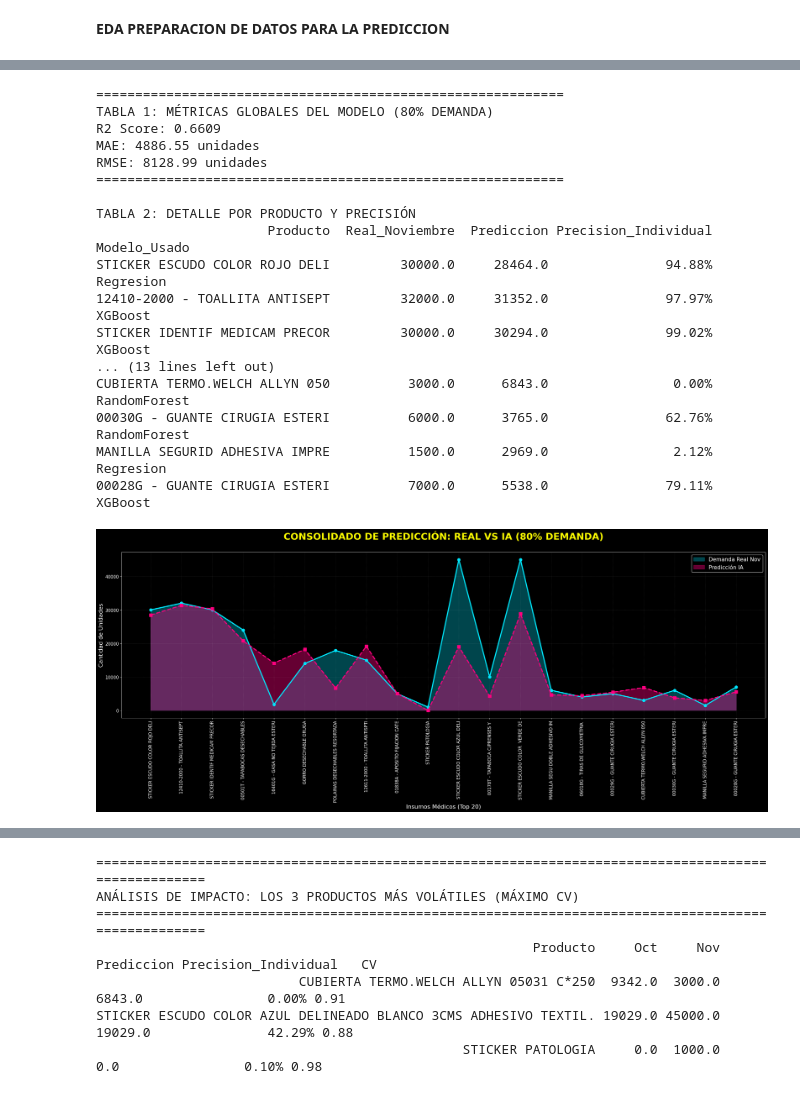
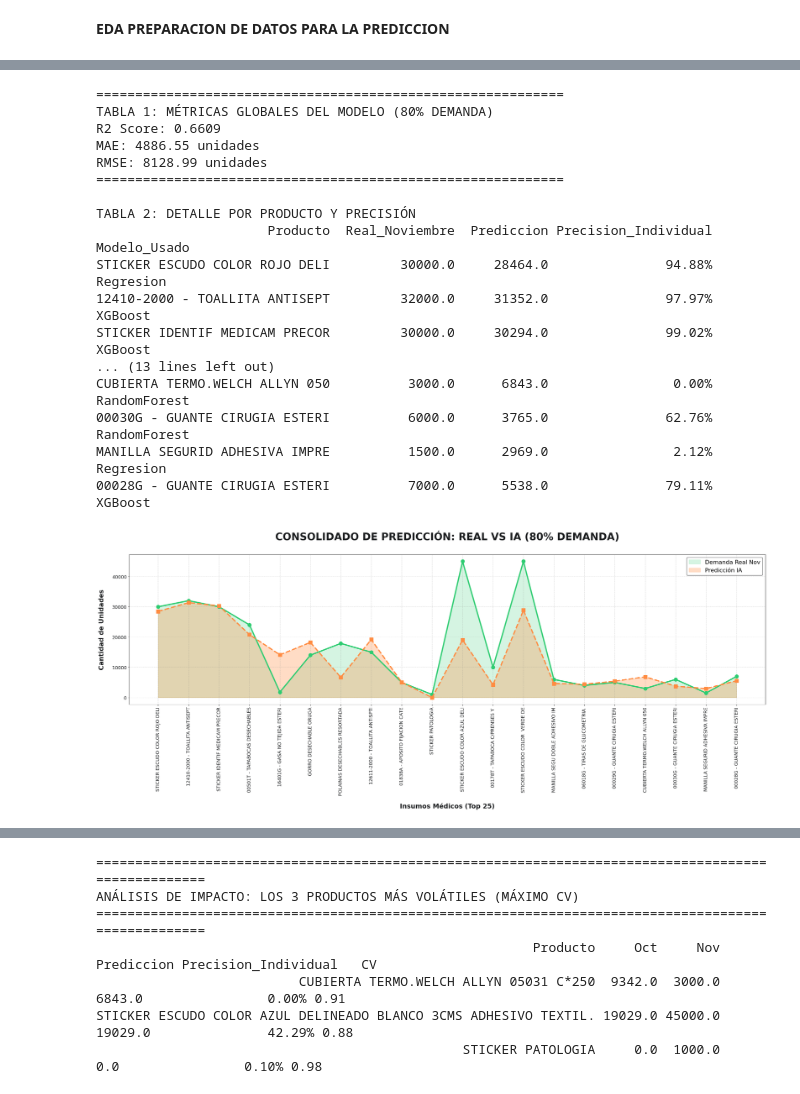
Before and after one commit to victoregomezf-maker/seminario, a Jupyter notebook: Predicción_de_demanda_insumos_medicos.ipynb, the cells around one changed output, grey strips where cells are left out. Cells and saved outputs as stored; diff of their text form; code cells hidden in the pictures.

```diff
--- a/Predicción_de_demanda_insumos_medicos.ipynb
+++ b/Predicción_de_demanda_insumos_medicos.ipynb
@@ -400,7 +407,7 @@ for prod in top_25_productos:
             'Precision_Individual': f"{max(0, mejor_prec_prod)*100:.2f}%"
         })
 
-# 4. GENERACIÓN DE TABLAS Y GRÁFICO
+# 4. GENERACIÓN DE TABLAS Y GRÁFICO (MODIFICACIÓN: FONDO BLANCO Y COLORES ELEGANTES)
 if not predicciones_noviembre:
     print("No se generaron predicciones.")
 else:
@@ -422,51 +429,59 @@ else:
     pd.set_option('display.max_rows', None)
     print(df_res[['Producto', 'Real_Noviembre', 'Prediccion', 'Precision_Individual', 'Modelo_Usado']].to_string(index=False))
 
-    # --- GRÁFICO DE ÁREAS 'BIEN CHÉVERE' (FONDO NEGRO) ---
-    plt.style.use('dark_background')
+    # --- GRÁFICO DE ÁREAS (FONDO BLANCO - VERDE Y NARANJA) ---
+    plt.style.use('default') # Volvemos al fondo blanco
     plt.figure(figsize=(26, 11))
 
     x = np.arange(len(df_res))
 
-    # Área para lo Real (Cian Neón)
-    plt.fill_between(x, df_res['Real_Noviembre'], color="#00E5FF", alpha=0.3, label='Demanda Real Nov')
-    plt.plot(x, df_res['Real_Noviembre'], color="#00E5FF", marker='o', linewidth=3, markersize=8)
+    # Definición de colores
+    color_real = "#2ECC71" # Verde Esmeralda
+    color_pred = "#FF8C42" # Naranja Coral
+    texto_negro = "#1A1C1E" # Gris casi negro para letras
 
-    # Área para la Predicción (Rosa Neón)
-    plt.fill_between(x, df_res['Prediccion'], color="#FF007F", alpha=0.4, label='Predicción IA')
-    plt.plot(x, df_res['Prediccion'], color="#FF007F", linestyle='--', marker='s', linewidth=3, markersize=8)
+    # Área para lo Real (Verde)
+    plt.fill_between(x, df_res['Real_Noviembre'], color=color_real, alpha=0.2, label='Demanda Real Nov')
+    plt.plot(x, df_res['Real_Noviembre'], color=color_real, marker='o', linewidth=3.5, markersize=10)
 
-    # Estética del gráfico
-    plt.title('CONSOLIDADO DE PREDICCIÓN: REAL VS IA (80% DEMANDA)', fontsize=26, color='yellow', pad=35, fontweight='bold')
-    plt.xticks(x, df_res['Producto'], rotation=90, fontsize=12, color='white')
-    plt.yticks(fontsize=12, color='white')
-    plt.xlabel('Insumos Médicos (Top 20)', fontsize=16, color='white')
-    plt.ylabel('Cantidad de Unidades', fontsize=16, color='white')
-    plt.grid(True, linestyle=':', alpha=0.2)
-    plt.legend(fontsize=15, loc='upper right', frameon=True, facecolor='black', edgecolor='white')
+    # Área para la Predicción (Naranja)
+    plt.fill_between(x, df_res['Prediccion'], color=color_pred, alpha=0.3, label='Predicción IA')
+    plt.plot(x, df_res['Prediccion'], color=color_pred, linestyle='--', marker='s', linewidth=3.5, markersize=10)
+
+    # Estética del gráfico (Letras más oscuras)
+    plt.title('CONSOLIDADO DE PREDICCIÓN: REAL VS IA (80% DEMANDA)', fontsize=28, color=texto_negro, pad=40, fontweight='bold')
+    plt.xticks(x, df_res['Producto'], rotation=90, fontsize=13, color=texto_negro, fontweight='medium')
+    plt.yticks(fontsize=13, color=texto_negro)
+    plt.xlabel('Insumos Médicos (Top 25)', fontsize=18, color=texto_negro, fontweight='bold', labelpad=20)
+    plt.ylabel('Cantidad de Unidades', fontsize=18, color=texto_negro, fontweight='bold', labelpad=20)
+
+    # Cuadrícula sutil
+    plt.grid(True, linestyle='--', alpha=0.4, color='gray')
+
+    # Marco y Leyenda
+    plt.legend(fontsize=16, loc='upper right', frameon=True, facecolor='white', edgecolor=texto_negro)
 
     plt.tight_layout()
     plt.show()
-    plt.style.use('default')
 # %% [output]
 ============================================================
 TABLA 1: MÉTRICAS GLOBALES DEL MODELO (80% DEMANDA)
 R2 Score: 0.6609
 MAE: 4886.55 unidades
 RMSE: 8128.99 unidades
 ============================================================
 
 TABLA 2: DETALLE POR PRODUCTO Y PRECISIÓN
                       Producto  Real_Noviembre  Prediccion Precision_Individual Modelo_Usado
 STICKER ESCUDO COLOR ROJO DELI         30000.0     28464.0               94.88%    Regresion
 12410-2000 - TOALLITA ANTISEPT         32000.0     31352.0               97.97%      XGBoost
 STICKER IDENTIF MEDICAM PRECOR         30000.0     30294.0               99.02%      XGBoost
 ... (13 lines left out)
 CUBIERTA TERMO.WELCH ALLYN 050          3000.0      6843.0                0.00% RandomForest
 00030G - GUANTE CIRUGIA ESTERI          6000.0      3765.0               62.76% RandomForest
 MANILLA SEGURID ADHESIVA IMPRE          1500.0      2969.0                2.12%    Regresion
 00028G - GUANTE CIRUGIA ESTERI          7000.0      5538.0               79.11%      XGBoost
-[figure, old version]
+[figure, new version]
 # %%
 import pandas as pd
 import numpy as np
```
Also changed, not shown: parts of 5 cells of this notebook.
